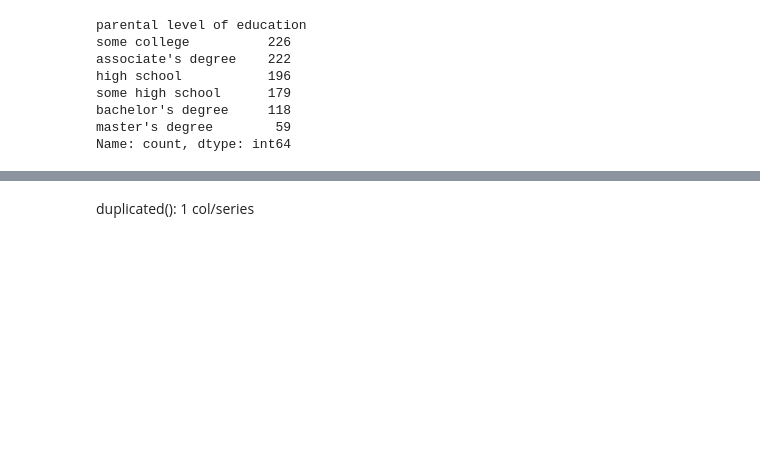
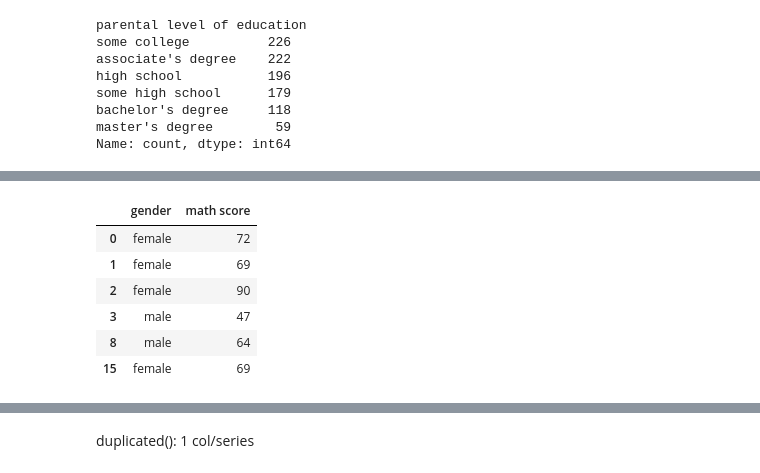
Before and after one commit to 123EFD/python, a Jupyter notebook: introduction-to-pandas-and-numpy.ipynb, the cells around one changed output, grey strips where cells are left out. Saved outputs shown, nothing was run; the diff lists cells and outputs as text; code cells hidden in the pictures; blank space fills up the shorter version.

```diff
--- a/introduction-to-pandas-and-numpy.ipynb
+++ b/introduction-to-pandas-and-numpy.ipynb
@@ -629,0 +648,10 @@ duplicated_first = df_languages.duplicated('parental level of education', keep='
+# %%
+df_languages[~duplicated_first][['gender', 'math score']]
+# %% [output]
+|  | gender | math score |
+| 0 | female | 72 |
+| 1 | female | 69 |
+| 2 | female | 90 |
+| 3 | male | 47 |
+| 8 | male | 64 |
+| 15 | female | 69 |
```
Also changed, not shown: parts of 7 cells of this notebook.
